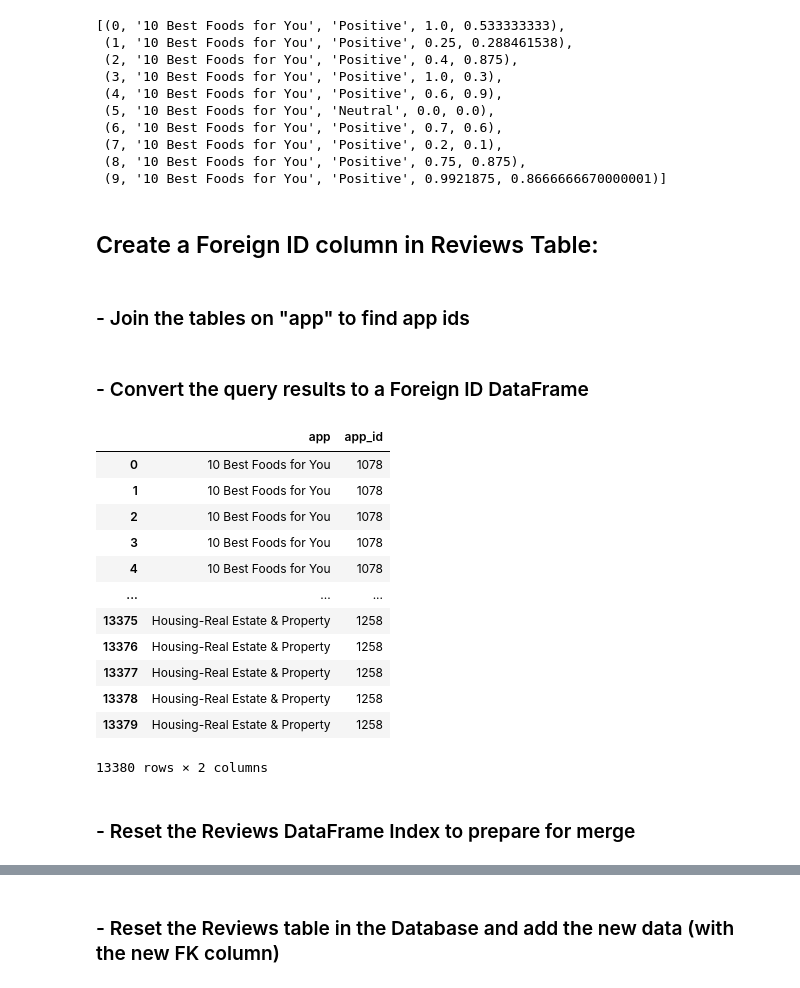
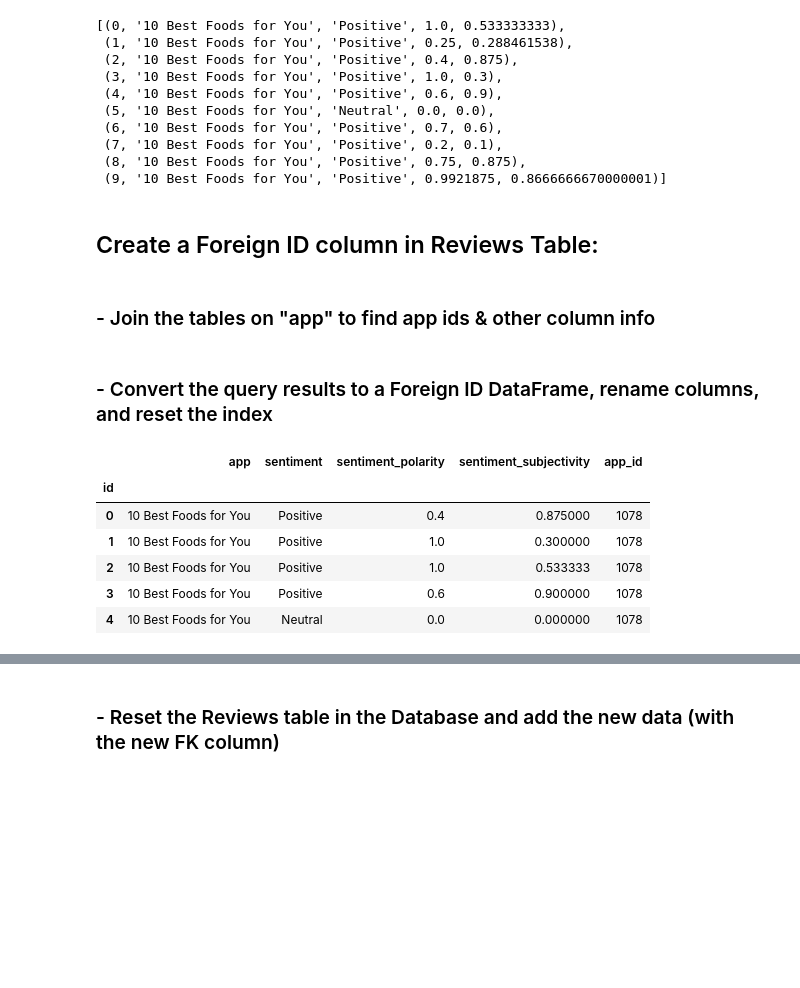
Before and after one commit to juliabrunett/ETL_Project, a Jupyter notebook: google_play.ipynb, the cells around one changed output, grey strips where cells are left out. Saved outputs shown, nothing was run; the diff lists cells and outputs as text; code cells hidden in the pictures; blank space fills up the shorter version.

Commit message:
Re-ran code and fixed foreign keys

```diff
--- a/google_play.ipynb
+++ b/google_play.ipynb
@@ -298,38 +284,34 @@ engine.execute(
  (7, '10 Best Foods for You', 'Positive', 0.2, 0.1),
  (8, '10 Best Foods for You', 'Positive', 0.75, 0.875),
  (9, '10 Best Foods for You', 'Positive', 0.9921875, 0.8666666670000001)]
-# %% [markdown]
-## Create a Foreign ID column in Reviews Table:
+# %% [markdown]
+## Create a Foreign ID column in Reviews Table:
 # %% [markdown]
-### - Join the tables on "app" to find app ids
+### - Join the tables on "app" to find app ids & other column info
 # %%
 # Select app name and id to find ids to make foreign ids in reviews table
 foreign_ids = engine.execute(
-    """SELECT r.app, a.id
+    """SELECT r.app, r.sentiment, r.sentiment_polarity, r.sentiment_subjectivity, a.id
     from apps as a
     inner join reviews as r on
     a.app = r.app;""").fetchall()
 # %% [markdown]
-### - Convert the query results to a Foreign ID DataFrame
+### - Convert the query results to a Foreign ID DataFrame, rename columns, and reset the index
 # %%
 # Create a foreign id for reviews_df
 foreign_id_df = pd.DataFrame(foreign_ids)
-foreign_id_df = foreign_id_df.rename(columns={0: "app", 1: "app_id"})
-foreign_id_df.to_csv("../../foreign_id.csv")
-foreign_id_df
+foreign_id_df = foreign_id_df.rename(columns={0: "app", 1: "sentiment", 2: "sentiment_polarity",
+                                              3: "sentiment_subjectivity", 4: "app_id"})
+foreign_id_df = foreign_id_df.reset_index(drop=True).reset_index()
+foreign_id_df = foreign_id_df.rename(columns={"index": "id"})
+foreign_id_df.set_index("id", inplace=True)
+
+foreign_id_df.head()
 # %% [output]
-|  | app | app_id |
-| 0 | 10 Best Foods for You | 1078 |
-| 1 | 10 Best Foods for You | 1078 |
-| 2 | 10 Best Foods for You | 1078 |
-| 3 | 10 Best Foods for You | 1078 |
-| 4 | 10 Best Foods for You | 1078 |
-| ... | ... | ... |
-| 13375 | Housing-Real Estate & Property | 1258 |
-| 13376 | Housing-Real Estate & Property | 1258 |
-| 13377 | Housing-Real Estate & Property | 1258 |
-| 13378 | Housing-Real Estate & Property | 1258 |
-| 13379 | Housing-Real Estate & Property | 1258 |
+|  | app | sentiment | sentiment_polarity | sentiment_subjectivity | app_id |
+| id |  |  |  |  |  |
+| 0 | 10 Best Foods for You | Positive | 0.4 | 0.875000 | 1078 |
+| 1 | 10 Best Foods for You | Positive | 1.0 | 0.300000 | 1078 |
+| 2 | 10 Best Foods for You | Positive | 1.0 | 0.533333 | 1078 |
+| 3 | 10 Best Foods for You | Positive | 0.6 | 0.900000 | 1078 |
+| 4 | 10 Best Foods for You | Neutral | 0.0 | 0.000000 | 1078 |
-13380 rows × 2 columns
-# %% [markdown]
-### - Reset the Reviews DataFrame Index to prepare for merge
```
Also changed, not shown: parts of 9 cells of this notebook.
